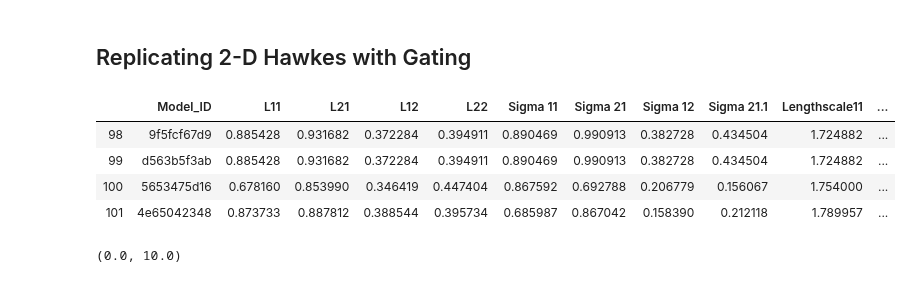
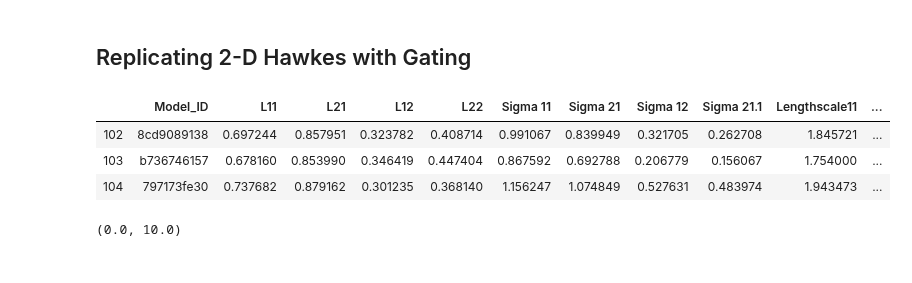
Before and after one commit to yamacisik/gated_kernel_tpp, a Jupyter notebook: kernel_fuctions_experiments.ipynb, the cells around one changed output. Drawn from its saved outputs; the diff is of its cells as text; code cells hidden in the pictures.

```diff
--- a/kernel_fuctions_experiments.ipynb
+++ b/kernel_fuctions_experiments.ipynb
@@ -684,13 +684,12 @@ def triggering_kernel(t,n_kernel = 0):
     return scores
 # %%
 params = pd.read_csv('learned_params_2.csv')
-params.tail(4)
+params.tail(3)
 # %% [output]
 |  | Model_ID | L11 | L21 | L12 | L22 | Sigma 11 | Sigma 21 | Sigma 12 | Sigma 21.1 | Lengthscale11 | ... |
-| 98 | 9f5fcf67d9 | 0.885428 | 0.931682 | 0.372284 | 0.394911 | 0.890469 | 0.990913 | 0.382728 | 0.434504 | 1.724882 | ... |
-| 99 | d563b5f3ab | 0.885428 | 0.931682 | 0.372284 | 0.394911 | 0.890469 | 0.990913 | 0.382728 | 0.434504 | 1.724882 | ... |
-| 100 | 5653475d16 | 0.678160 | 0.853990 | 0.346419 | 0.447404 | 0.867592 | 0.692788 | 0.206779 | 0.156067 | 1.754000 | ... |
-| 101 | 4e65042348 | 0.873733 | 0.887812 | 0.388544 | 0.395734 | 0.685987 | 0.867042 | 0.158390 | 0.212118 | 1.789957 | ... |
+| 102 | 8cd9089138 | 0.697244 | 0.857951 | 0.323782 | 0.408714 | 0.991067 | 0.839949 | 0.321705 | 0.262708 | 1.845721 | ... |
+| 103 | b736746157 | 0.678160 | 0.853990 | 0.346419 | 0.447404 | 0.867592 | 0.692788 | 0.206779 | 0.156067 | 1.754000 | ... |
+| 104 | 797173fe30 | 0.737682 | 0.879162 | 0.301235 | 0.368140 | 1.156247 | 1.074849 | 0.527631 | 0.483974 | 1.943473 | ... |
 # %%
 [params.Model_ID ==model_id].values[0]
 # %%
```
Also changed, not shown: parts of 1 cell of this notebook, 1 other file.
